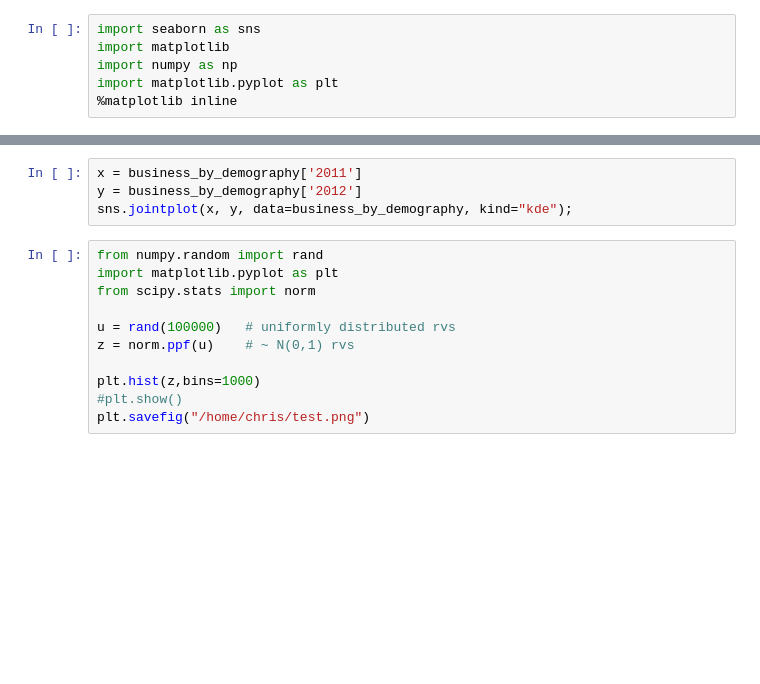
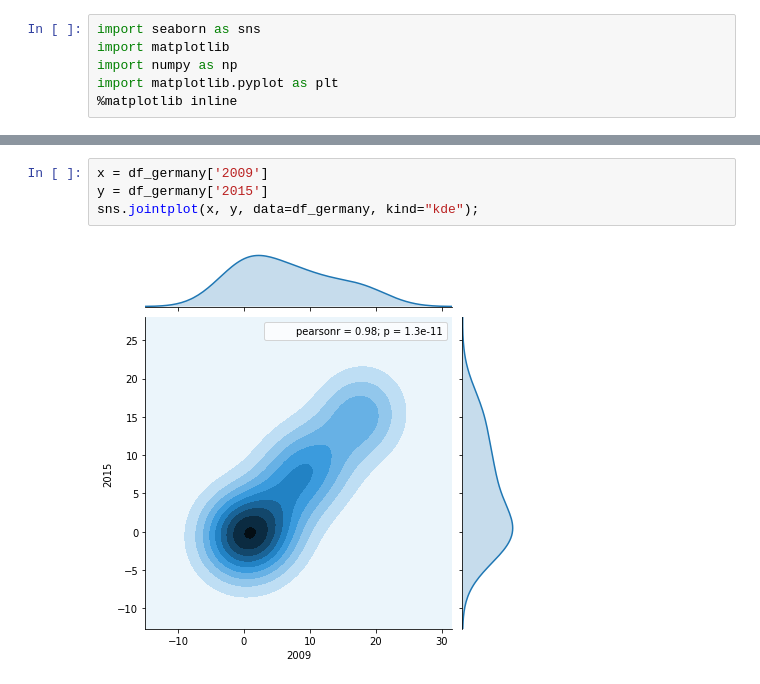
Before and after one commit to chasenberg/data_science, a Jupyter notebook: notebooks/explorer.ipynb, the cells around one changed output, grey strips where cells are left out. Drawn from its saved outputs; the diff is of its cells as text; blank space fills up the shorter version.

```diff
--- a/notebooks/explorer.ipynb
+++ b/notebooks/explorer.ipynb
@@ -121,15 +98,6 @@ sns.distplot(business_by_demography['2012']);
 # %%
-x = business_by_demography['2011']
-y = business_by_demography['2012']
-sns.jointplot(x, y, data=business_by_demography, kind="kde");
+x = df_germany['2009']
+y = df_germany['2015']
+sns.jointplot(x, y, data=df_germany, kind="kde");
+# %% [output]
+[figure, added]
-# %%
-from numpy.random import rand
-import matplotlib.pyplot as plt
-from scipy.stats import norm
-
-u = rand(100000)   # uniformly distributed rvs
-z = norm.ppf(u)    # ~ N(0,1) rvs
-
-plt.hist(z,bins=1000)
-#plt.show()
-plt.savefig("/home/chris/test.png")
```
Also changed, not shown: parts of 8 cells of this notebook.
